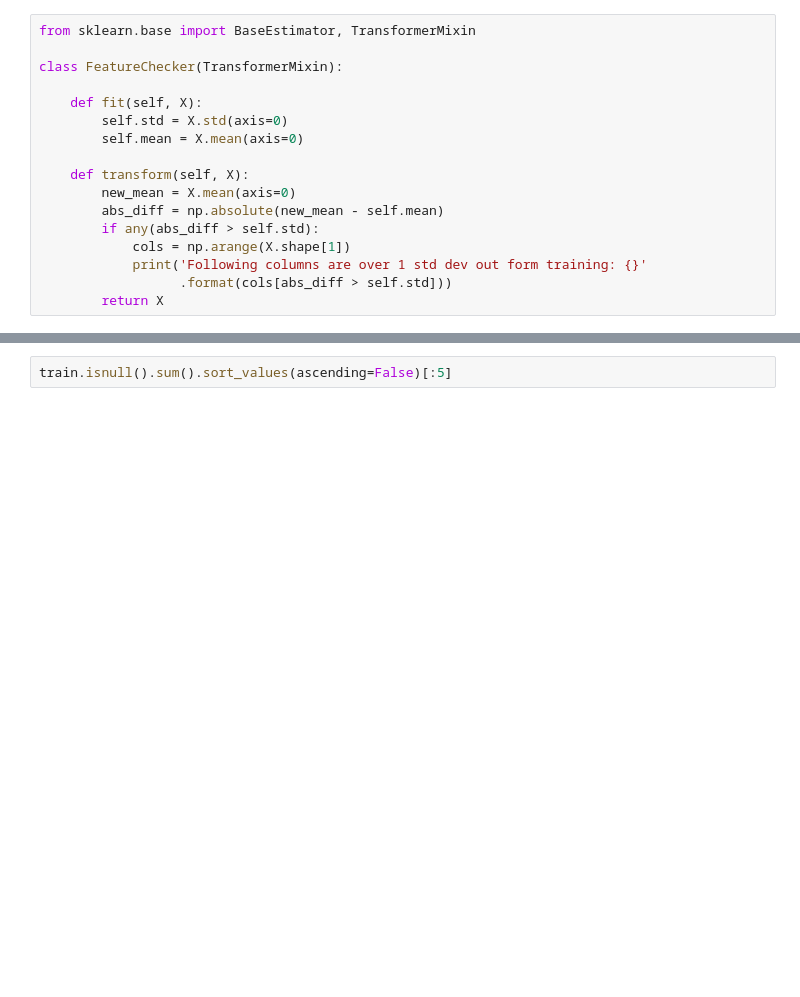
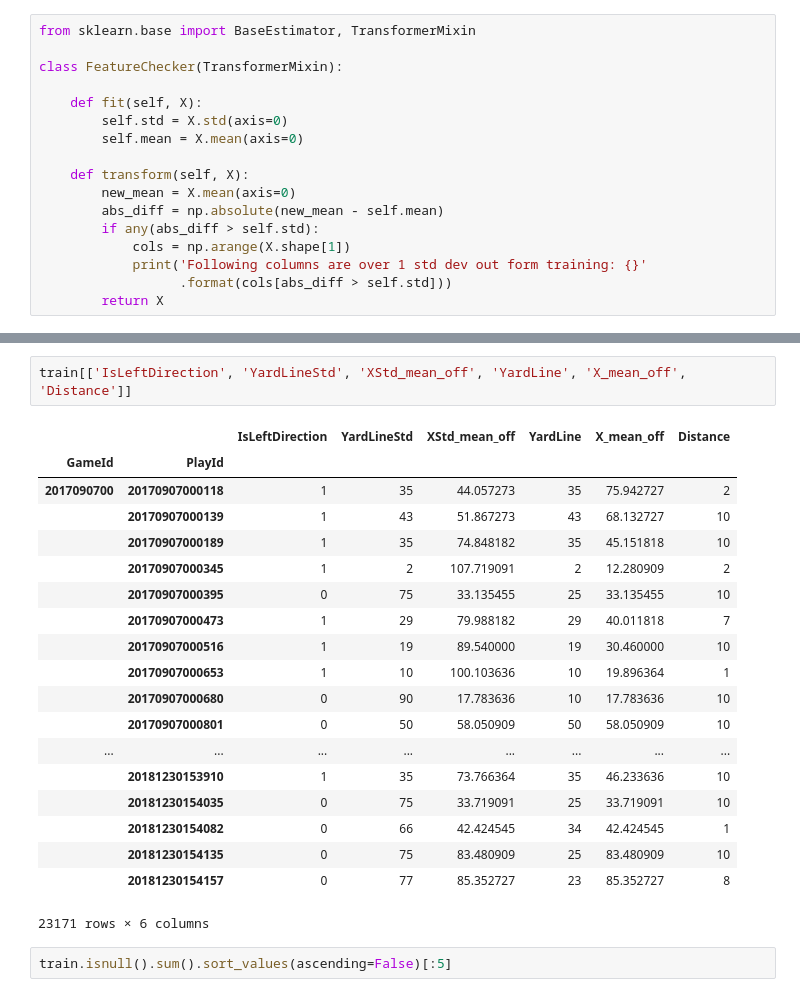
Before and after one commit to samtaylor54321/nfl_data_bowl, a Jupyter notebook: output/nfl_submission.ipynb, the cells around one changed output, grey strips where cells are left out. Cells and saved outputs as stored; diff of their text form; blank space fills up the shorter version.

```diff
--- a/output/nfl_submission.ipynb
+++ b/output/nfl_submission.ipynb
@@ -834,3 +844,25 @@ train.head()
+# %%
+train[['IsLeftDirection', 'YardLineStd', 'XStd_mean_off', 'YardLine', 'X_mean_off', 'Distance']]
+# %% [output]
+|  |  | IsLeftDirection | YardLineStd | XStd_mean_off | YardLine | X_mean_off | Distance |
+| GameId | PlayId |  |  |  |  |  |  |
+| 2017090700 | 20170907000118 | 1 | 35 | 44.057273 | 35 | 75.942727 | 2 |
+|  | 20170907000139 | 1 | 43 | 51.867273 | 43 | 68.132727 | 10 |
+|  | 20170907000189 | 1 | 35 | 74.848182 | 35 | 45.151818 | 10 |
+|  | 20170907000345 | 1 | 2 | 107.719091 | 2 | 12.280909 | 2 |
+|  | 20170907000395 | 0 | 75 | 33.135455 | 25 | 33.135455 | 10 |
+|  | 20170907000473 | 1 | 29 | 79.988182 | 29 | 40.011818 | 7 |
+|  | 20170907000516 | 1 | 19 | 89.540000 | 19 | 30.460000 | 10 |
+|  | 20170907000653 | 1 | 10 | 100.103636 | 10 | 19.896364 | 1 |
+|  | 20170907000680 | 0 | 90 | 17.783636 | 10 | 17.783636 | 10 |
+|  | 20170907000801 | 0 | 50 | 58.050909 | 50 | 58.050909 | 10 |
+| ... | ... | ... | ... | ... | ... | ... | ... |
+|  | 20181230153910 | 1 | 35 | 73.766364 | 35 | 46.233636 | 10 |
+|  | 20181230154035 | 0 | 75 | 33.719091 | 25 | 33.719091 | 10 |
+|  | 20181230154082 | 0 | 66 | 42.424545 | 34 | 42.424545 | 1 |
+|  | 20181230154135 | 0 | 75 | 83.480909 | 25 | 83.480909 | 10 |
+|  | 20181230154157 | 0 | 77 | 85.352727 | 23 | 85.352727 | 8 |
+23171 rows × 6 columns
 # %%
 train.isnull().sum().sort_values(ascending=False)[:5]
 # %% [output]
```
Also changed, not shown: parts of 9 cells of this notebook.
